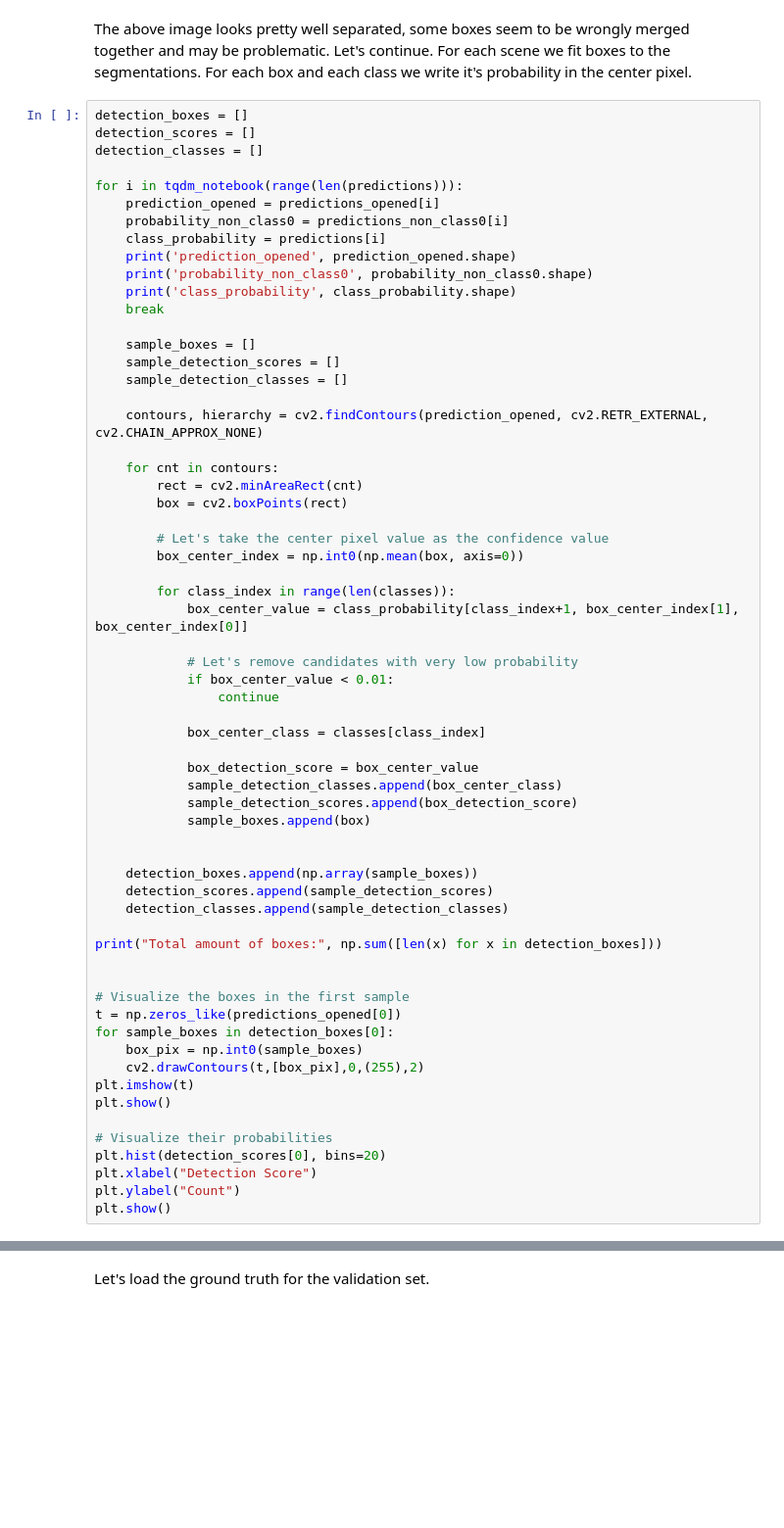
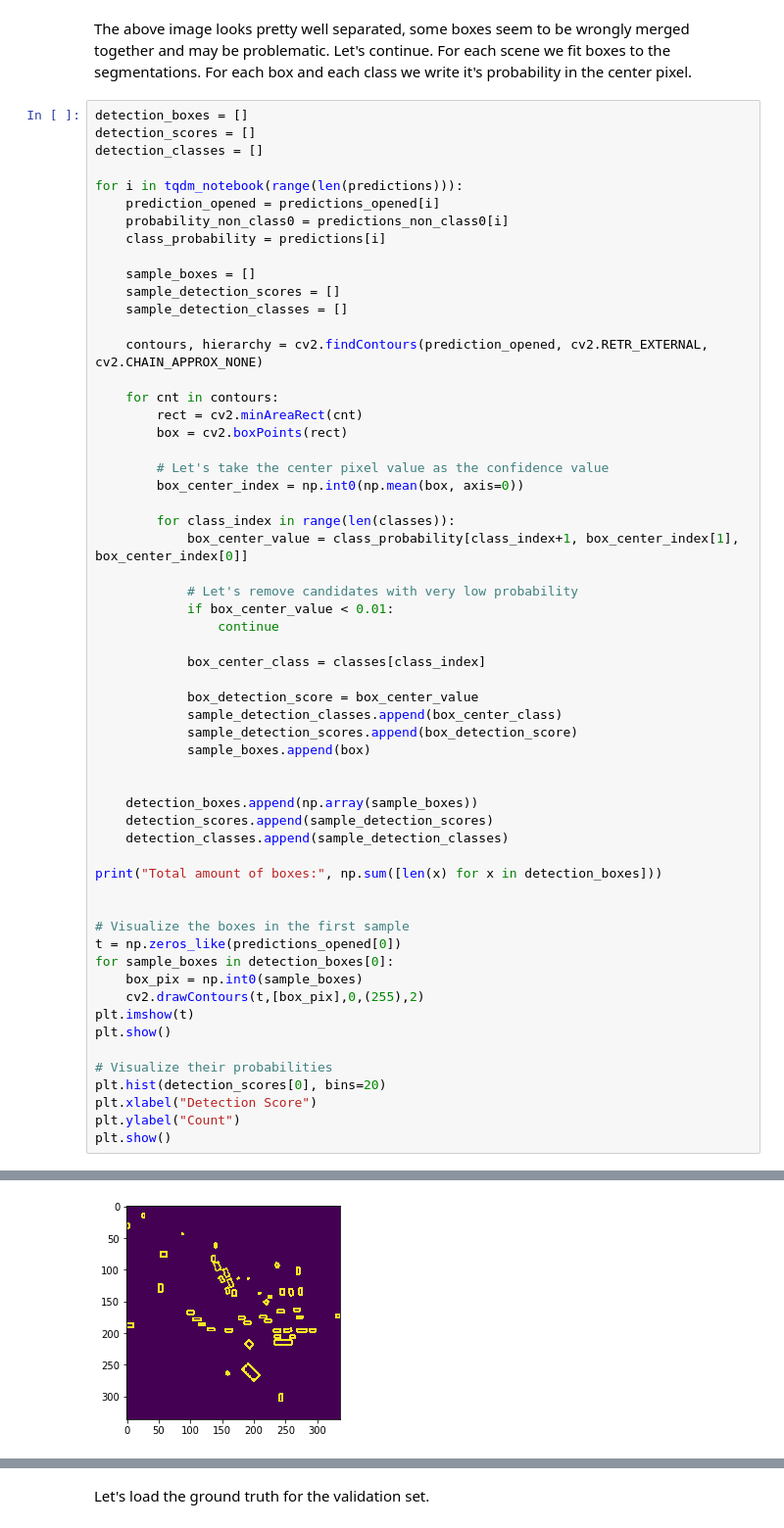
Before and after one commit to shih61/deep-learnging-3d-object-dectation, a Jupyter notebook: reference-model.ipynb, the cells around one changed output, grey strips where cells are left out. Shown at 98% size. Cells and saved outputs as stored; diff of their text form; blank space fills up the shorter version.

```diff
--- a/reference-model.ipynb
+++ b/reference-model.ipynb
@@ -983,10 +984,6 @@ for i in tqdm_notebook(range(len(predictions))):
     prediction_opened = predictions_opened[i]
     probability_non_class0 = predictions_non_class0[i]
     class_probability = predictions[i]
-    print('prediction_opened', prediction_opened.shape)
-    print('probability_non_class0', probability_non_class0.shape)
-    print('class_probability', class_probability.shape)
-    break
 
     sample_boxes = []
     sample_detection_scores = []
@@ -1045,0 +1039 @@ IndexError: list index out of range
+[figure, added]
```
Also changed, not shown: parts of 11 cells of this notebook, 3 other files.
